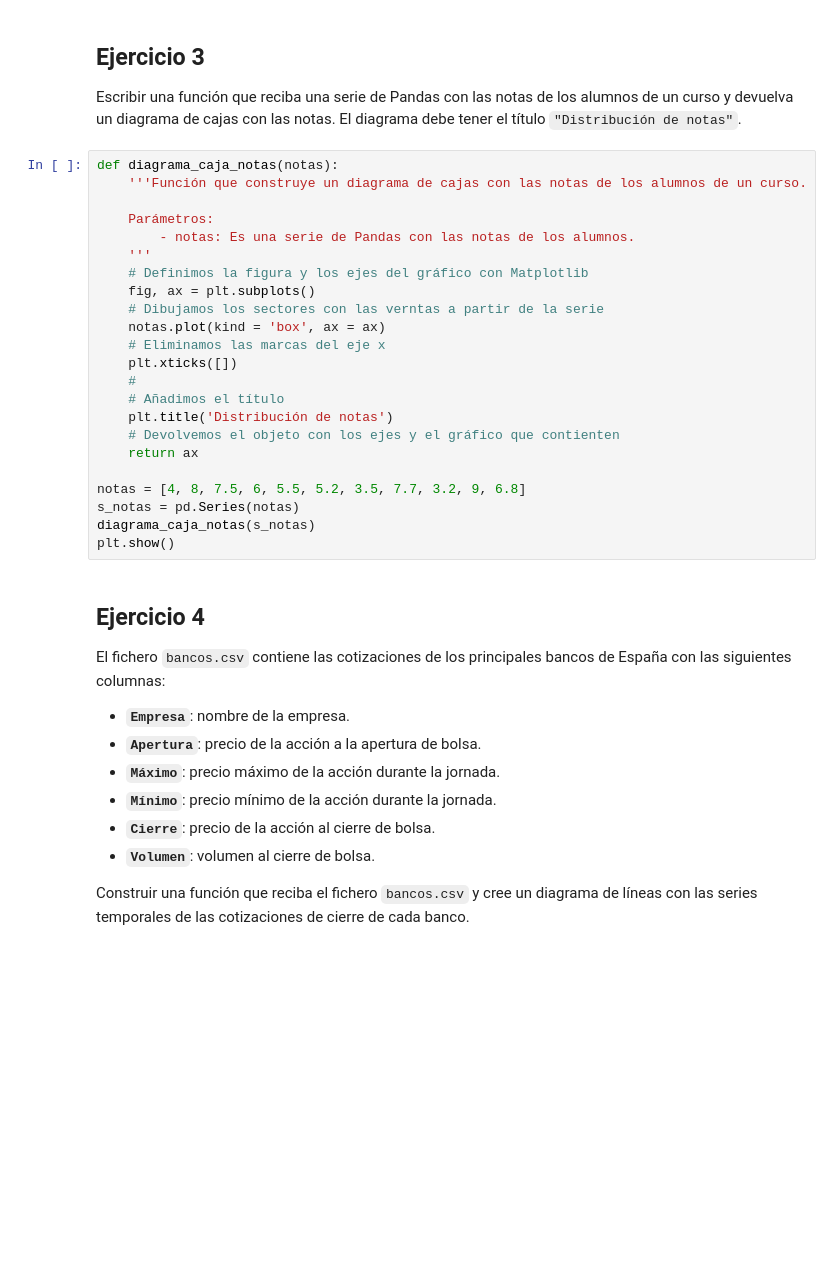
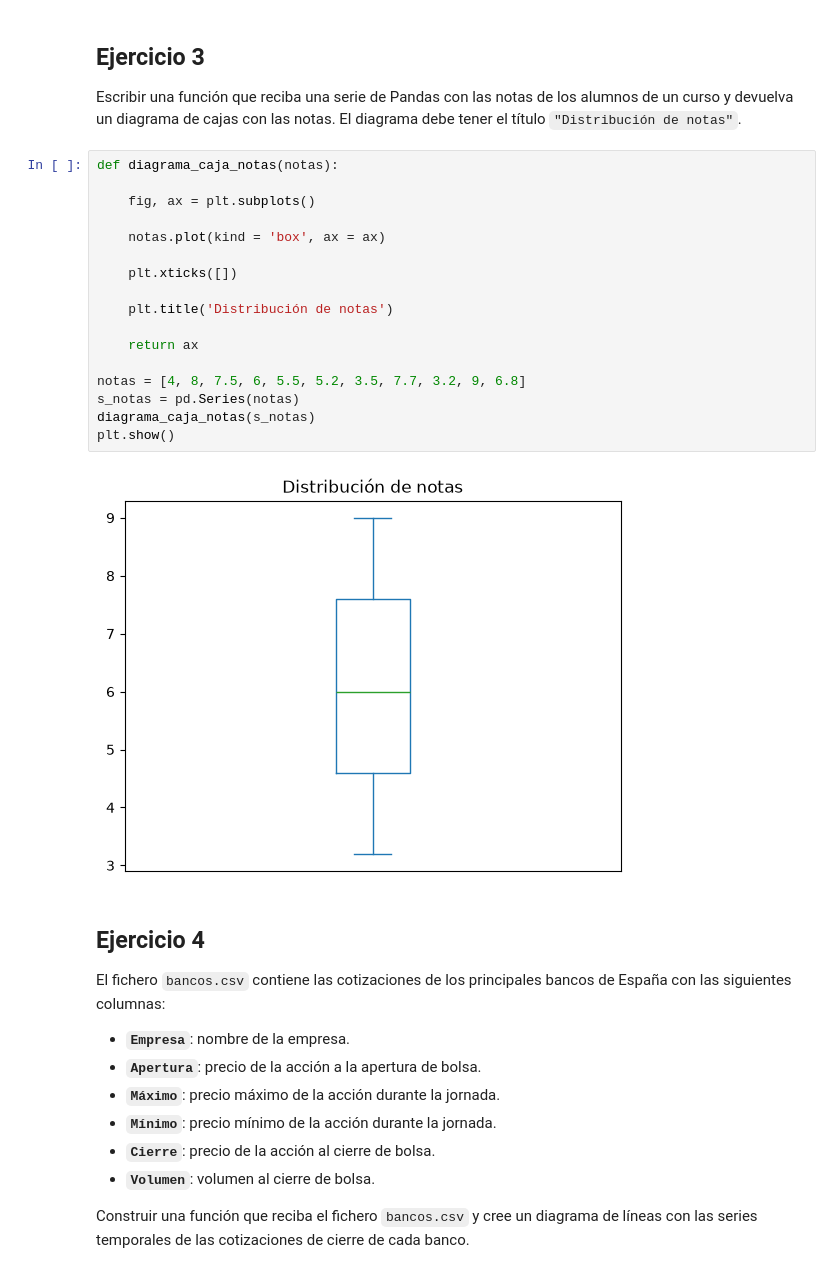
Before and after one commit to Manuel-Avecilla/PIA-MIA, a Jupyter notebook: matplotlib/Ejercicios_con_Matplotlib.ipynb, the cells around one changed output. Cells and saved outputs as stored; diff of their text form; blank space fills up the shorter version.

Commit message:
matplotlib

```diff
--- a/matplotlib/Ejercicios_con_Matplotlib.ipynb
+++ b/matplotlib/Ejercicios_con_Matplotlib.ipynb
@@ -47,27 +48,23 @@ plt.show()
 Escribir una función que reciba una serie de Pandas con las notas de los alumnos de un curso y devuelva un diagrama de cajas con las notas. El diagrama debe tener el título `"Distribución de notas"`.
 # %%
 def diagrama_caja_notas(notas):
-    '''Función que construye un diagrama de cajas con las notas de los alumnos de un curso.
 
-    Parámetros:
-        - notas: Es una serie de Pandas con las notas de los alumnos.
-    '''
-    # Definimos la figura y los ejes del gráfico con Matplotlib
     fig, ax = plt.subplots()
-    # Dibujamos los sectores con las verntas a partir de la serie
+
     notas.plot(kind = 'box', ax = ax)
-    # Eliminamos las marcas del eje x
+
     plt.xticks([])
-    #
-    # Añadimos el título
+
     plt.title('Distribución de notas')
-    # Devolvemos el objeto con los ejes y el gráfico que contienten
+
     return ax
 
 notas = [4, 8, 7.5, 6, 5.5, 5.2, 3.5, 7.7, 3.2, 9, 6.8]
 s_notas = pd.Series(notas)
 diagrama_caja_notas(s_notas)
 plt.show()
+# %% [output]
+[figure, added]
 # %% [markdown]
 ## Ejercicio 4
 
```
Also changed, not shown: parts of 28 cells of this notebook.
